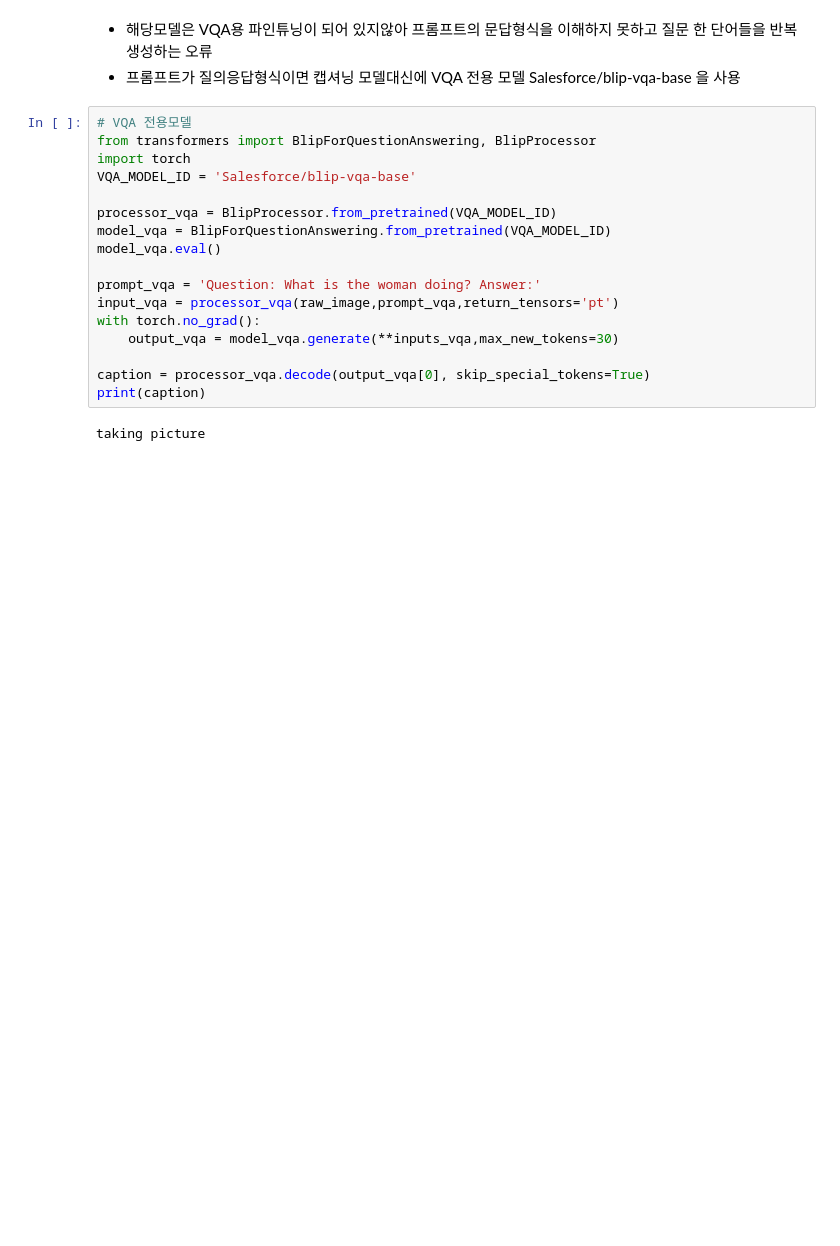
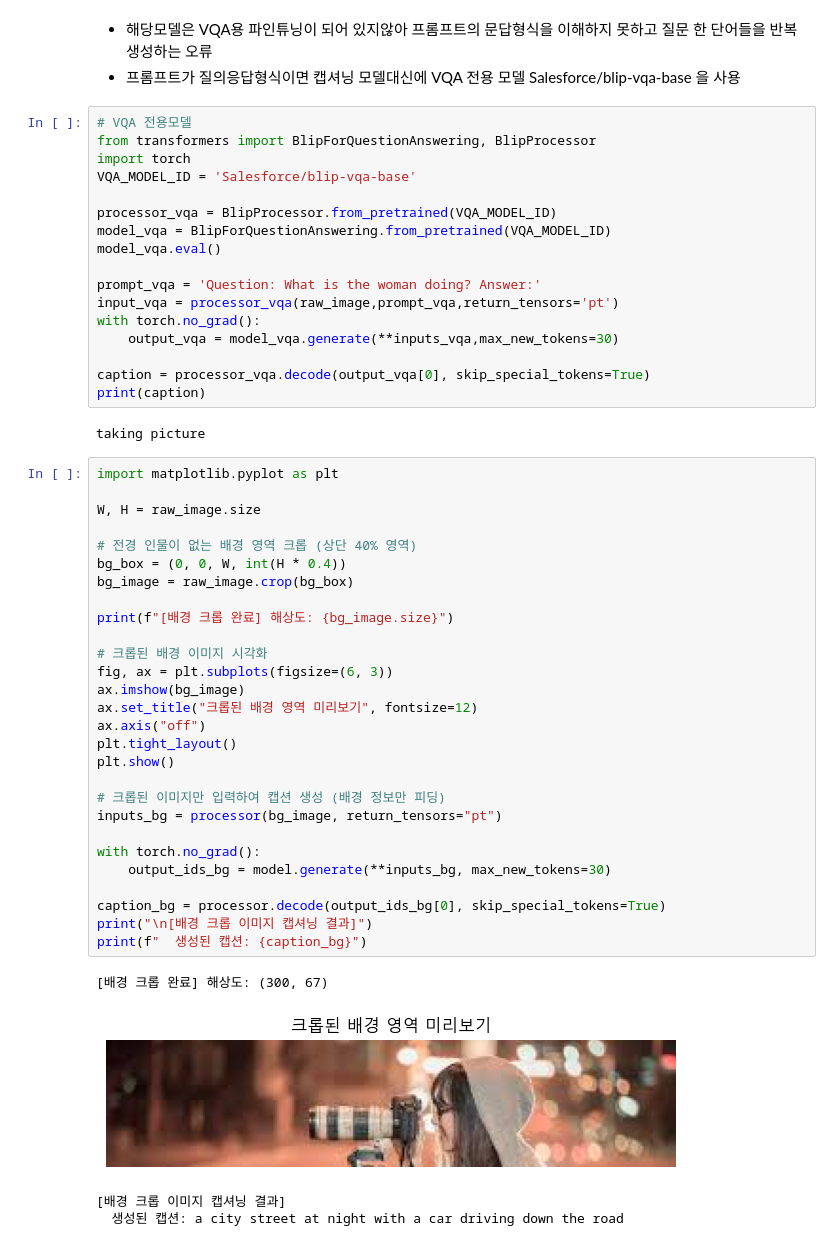
Before and after one commit to skn29teacher/skn29_lecture, a Jupyter notebook: 20260611/image_captioning_blip.ipynb, the cells around one changed output. Saved outputs shown, nothing was run; the diff lists cells and outputs as text; blank space fills up the shorter version.

```diff
--- a/20260611/image_captioning_blip.ipynb
+++ b/20260611/image_captioning_blip.ipynb
@@ -133,3 +134,36 @@ caption = processor_vqa.decode(output_vqa[0], skip_special_tokens=True)
 print(caption)
 # %% [output]
 taking picture
+# %%
+import matplotlib.pyplot as plt
+
+W, H = raw_image.size
+
+# 전경 인물이 없는 배경 영역 크롭 (상단 40% 영역)
+bg_box = (0, 0, W, int(H * 0.4))
+bg_image = raw_image.crop(bg_box)
+
+print(f"[배경 크롭 완료] 해상도: {bg_image.size}")
+
+# 크롭된 배경 이미지 시각화
+fig, ax = plt.subplots(figsize=(6, 3))
+ax.imshow(bg_image)
+ax.set_title("크롭된 배경 영역 미리보기", fontsize=12)
+ax.axis("off")
+plt.tight_layout()
+plt.show()
+
+# 크롭된 이미지만 입력하여 캡션 생성 (배경 정보만 피딩)
+inputs_bg = processor(bg_image, return_tensors="pt")
+
+with torch.no_grad():
+    output_ids_bg = model.generate(**inputs_bg, max_new_tokens=30)
+
+caption_bg = processor.decode(output_ids_bg[0], skip_special_tokens=True)
+print("\n[배경 크롭 이미지 캡셔닝 결과]")
+print(f"  생성된 캡션: {caption_bg}")
+# %% [output]
+[배경 크롭 완료] 해상도: (300, 67)
+[figure, added]
+[배경 크롭 이미지 캡셔닝 결과]
+  생성된 캡션: a city street at night with a car driving down the road
```
Also changed, not shown: parts of 3 cells of this notebook.
